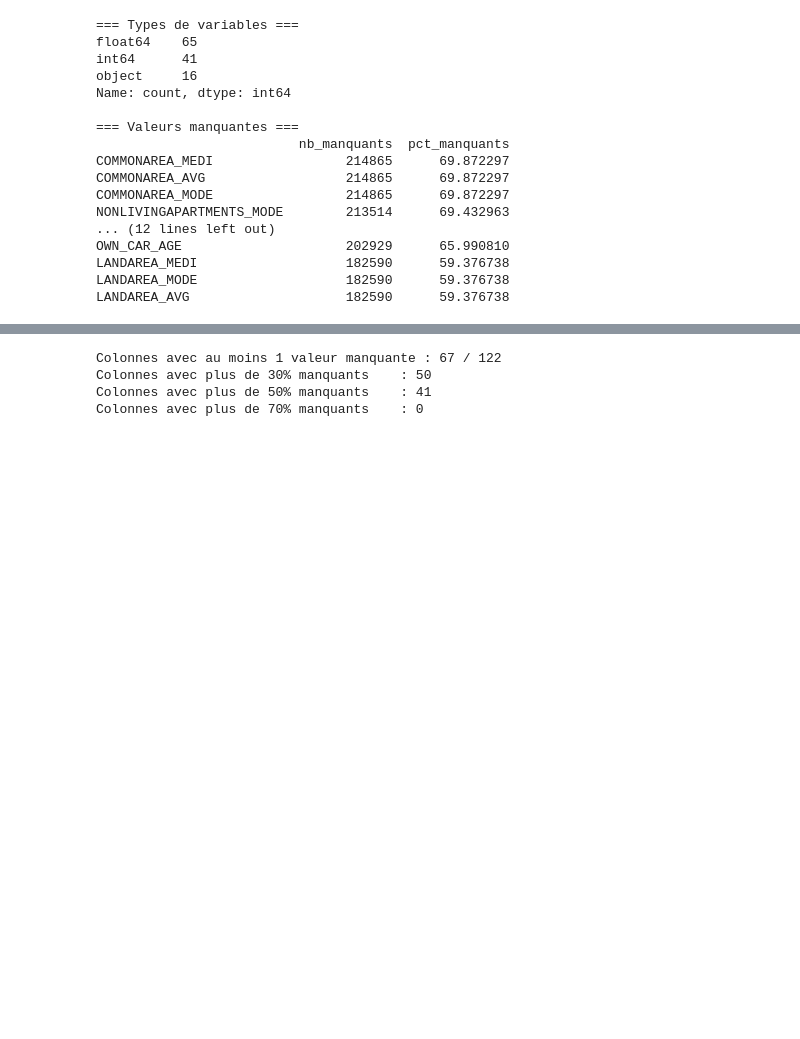
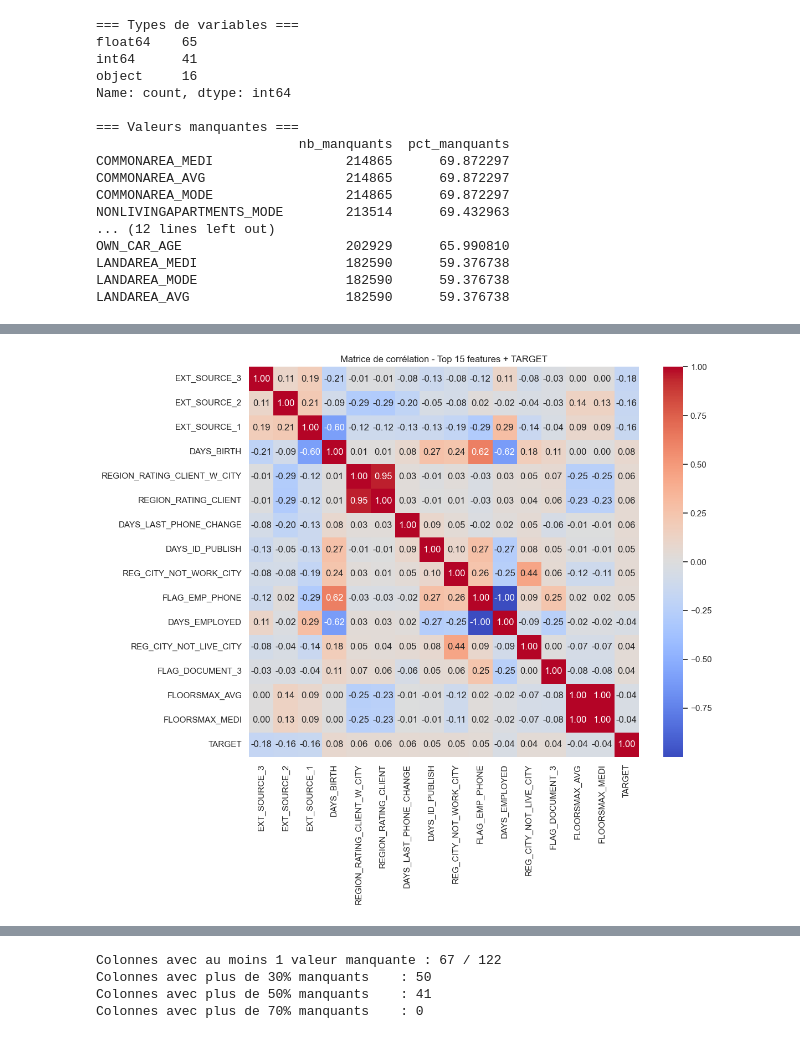
Before and after one commit to Rmercierwork/Projet_7_scoring_credit, a Jupyter notebook: notebooks/01_preparation_donnees.ipynb, the cells around one changed output, grey strips where cells are left out. Drawn from its saved outputs; the diff is of its cells as text; code cells hidden in the pictures; blank space fills up the shorter version.

```diff
--- a/notebooks/01_preparation_donnees.ipynb
+++ b/notebooks/01_preparation_donnees.ipynb
@@ -88,0 +122,26 @@ LANDAREA_AVG                    182590      59.376738
+# %%
+# ============================================================
+# Matrice de corrélation entre features (heatmap)
+# ============================================================
+
+# On prend uniquement les features les plus importantes
+# pour garder un graphique lisible
+top_features = correlations.head(15).index.tolist() + ['TARGET']
+
+corr_matrix = df_train[top_features].corr()
+
+fig, ax = plt.subplots(figsize=(12, 10))
+sns.heatmap(
+    corr_matrix,
+    annot=True,
+    fmt='.2f',
+    cmap='coolwarm',
+    center=0,
+    ax=ax,
+    square=True
+)
+ax.set_title("Matrice de corrélation - Top 15 features + TARGET")
+plt.tight_layout()
+plt.show()
+# %% [output]
+[figure, added]
```
Also changed, not shown: parts of 19 cells of this notebook, 3 other files.
